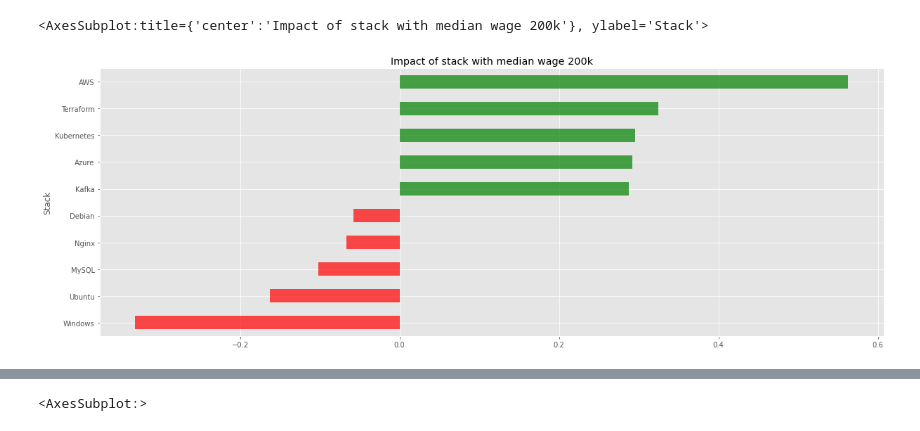
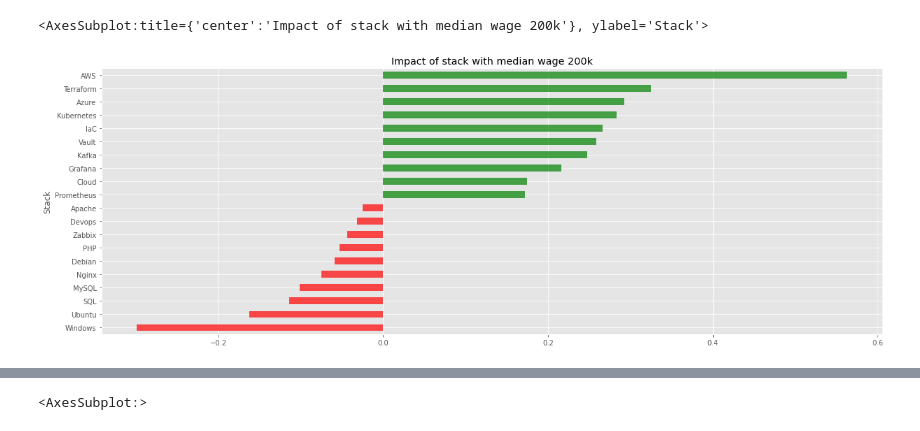
Before and after one commit to charubaiel/hh_vac_help_bot, a Jupyter notebook: analysis/devops.ipynb, the cells around one changed output, grey strips where cells are left out. Drawn from its saved outputs; the diff is of its cells as text; code cells hidden in the pictures.

```diff
--- a/analysis/devops.ipynb
+++ b/analysis/devops.ipynb
@@ -57,10 +57,10 @@ df.boxplot('Salary',by='Exp',vert=False)
 # %%
 df['is_russia']=df['Description'].apply(lambda x: len(re.findall('[А-я]+',x)) / (len(re.findall('[A-z]+',x)))).clip(0,1)
 # %%
-stack_salary_impact = df.query('is_russia==1')[['Stack','Salary']].explode('Stack').groupby('Stack')['Salary'].agg(['mean','count']).where(lambda x: x['count']>5).dropna()['mean'].div(df.query('is_russia==1')['Salary'].median()).sub(1).sort_values(ascending=False)
+stack_salary_impact = df.query('is_russia==1')[['Stack','Salary']].explode('Stack').groupby('Stack')['Salary'].agg(['mean','count']).where(lambda x: x['count']>5).dropna()['mean'].div(df.query('is_russia!=0')['Salary'].median()).sub(1).sort_values(ascending=False)
 # %%
-stack_salary_impact.head(5).append(stack_salary_impact.tail(5)).iloc[::-1].plot.barh(color=['r']*5+['g']*5,title=f'Impact of stack with median wage {df.query("is_russia!=0").Salary.median()/1000:.0f}k',alpha=0.7)
+stack_salary_impact.head(10).append(stack_salary_impact.tail(10)).iloc[::-1].plot.barh(color=['r']*10+['g']*10,title=f'Impact of stack with median wage {df.query("is_russia!=0").Salary.median()/1000:.0f}k',alpha=0.7)
 # %% [output]
 <AxesSubplot:title={'center':'Impact of stack with median wage 200k'}, ylabel='Stack'>
-[figure, old version]
+[figure, new version]
 # %%
```
Also changed, not shown: parts of 5 cells of this notebook, 7 other files.
